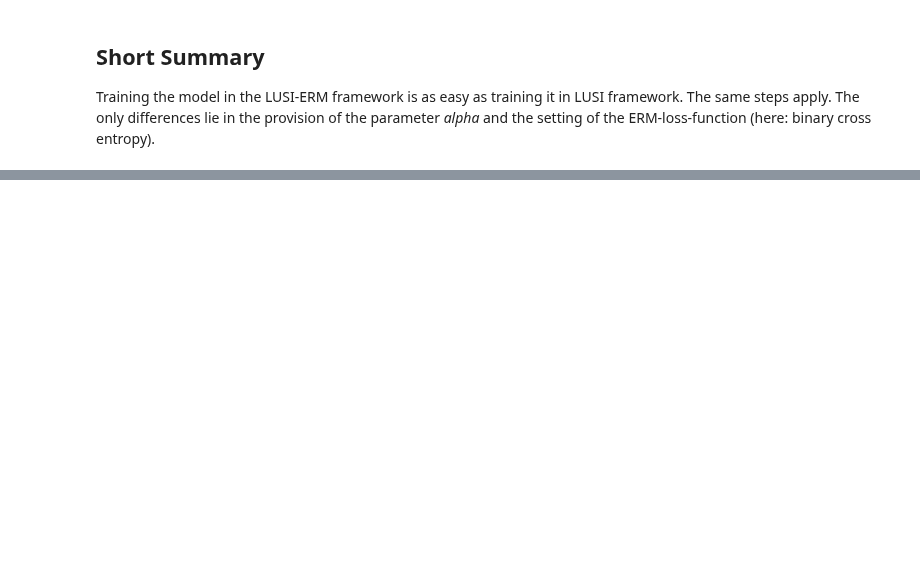
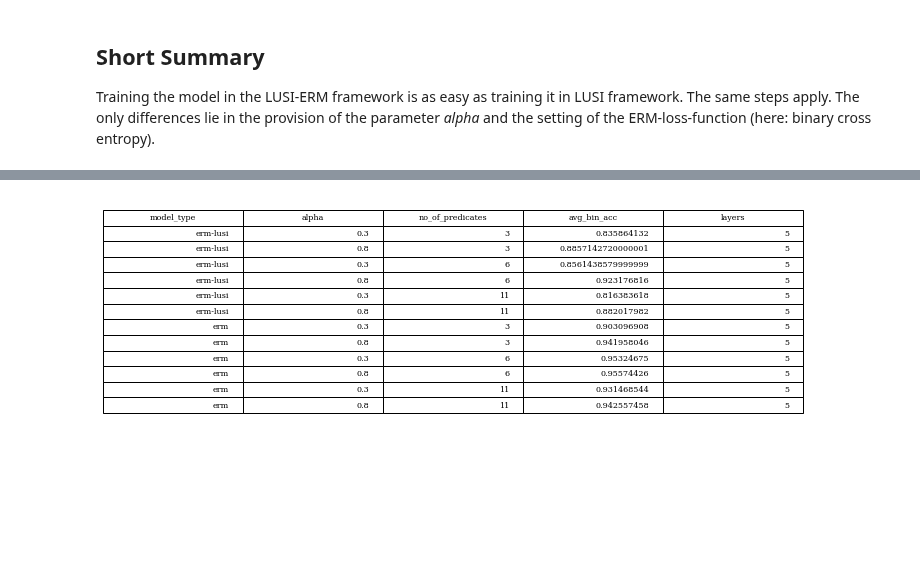
Before and after one commit to anloehr-1097/LUSI_bt, a Jupyter notebook: lusi_demo.ipynb, the cells around one changed output, grey strips where cells are left out. Drawn from its saved outputs; the diff is of its cells as text; code cells hidden in the pictures; blank space fills up the shorter version.

```diff
--- a/lusi_demo.ipynb
+++ b/lusi_demo.ipynb
@@ -596,0 +346,3 @@ perlistdir.to_csv("res_df_clean.csv")
+# %%
+df_merged = pd.read_csv("./experiment.csv", index_col=0)
+df_merged.head()
@@ -596,0 +367,12 @@ perlistdir.to_csv("res_df_clean.csv")
+# %%
+lusi_vs_lusi_erm = df_merged.loc[((df_merged["model_type"] =="erm") | (df_merged["model_type"] =="erm-lusi"))  & (df_merged["total_data"]==200)
+              & (df_merged["epochs"]==10) & (df_merged["batch_size_1"]==16)
+              & (df_merged["batch_size_2"]==16) & (df_merged["layers"]==5), ["model_type", "alpha", "no_of_predicates", "avg_bin_acc", "layers"]]
+# %%
+fig, ax =plt.subplots(figsize=(10,5), constrained_layout=True)
+ax.axis('tight')
+ax.axis('off')
+the_table = ax.table(cellText=lusi_vs_lusi_erm.values,colLabels=lusi_vs_lusi_erm.columns,loc='best')
+plt.savefig("./effect_lusi_erm_combi.pdf")
+# %% [output]
+[figure, added]
```
Also changed, not shown: parts of 43 cells of this notebook, 1 other file.
